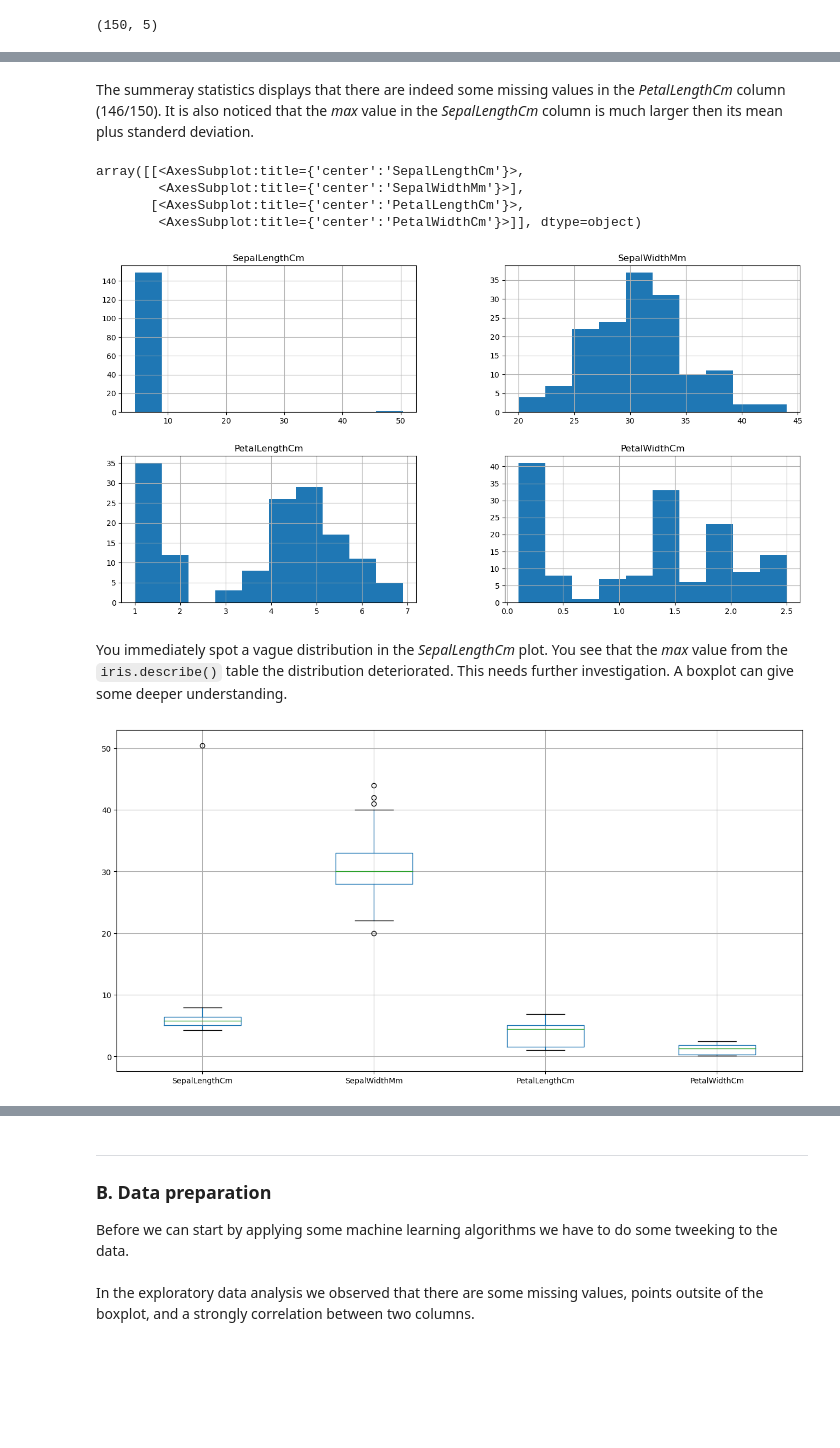
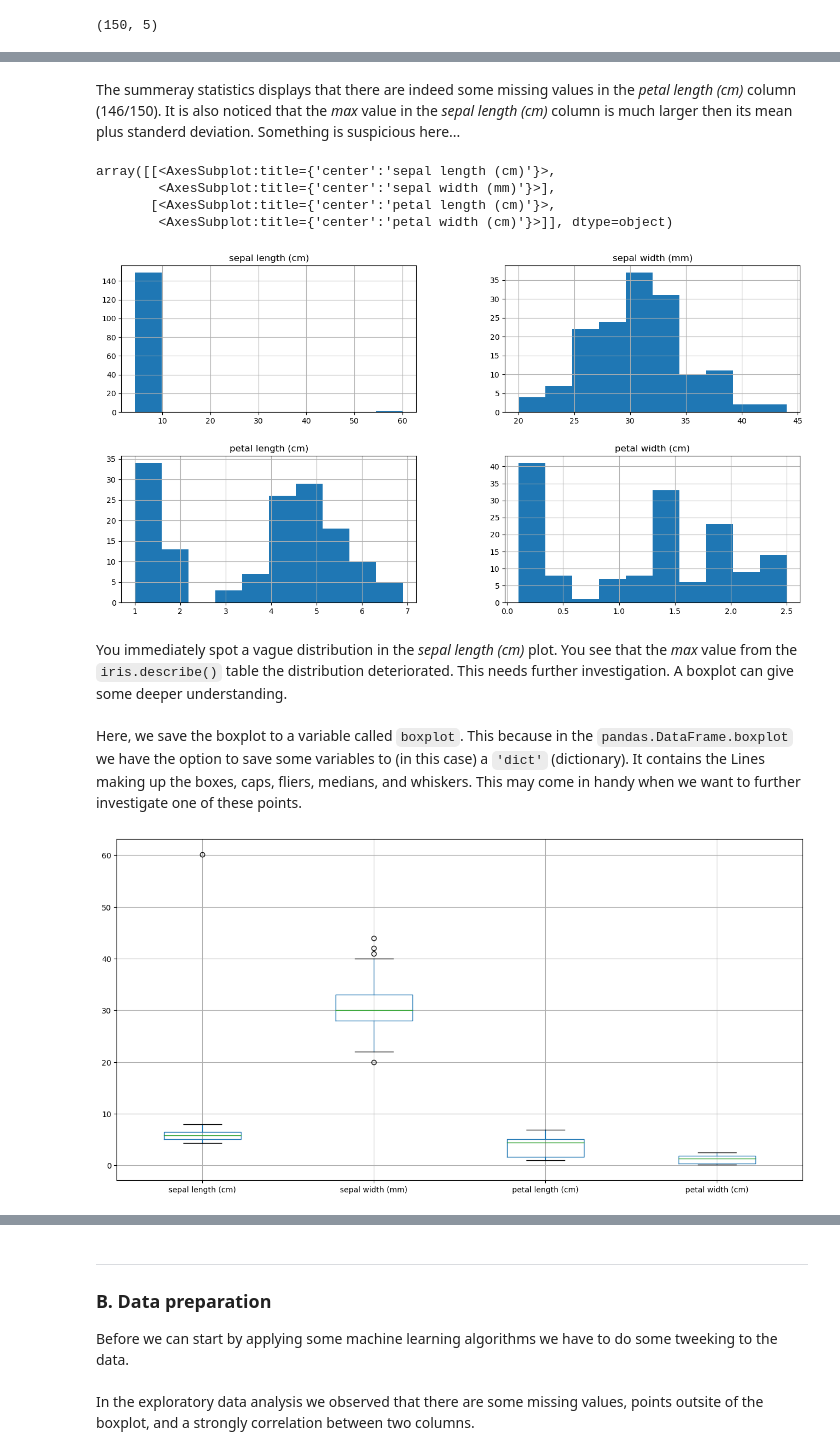
Before and after one commit to GPul88/Datacademy, a Jupyter notebook: Modules/M4_ML/src/main.ipynb, the cells around one changed output, grey strips where cells are left out. Cells and saved outputs as stored; diff of their text form; code cells hidden in the pictures; blank space fills up the shorter version.

Commit message:
libs function file and src-main file update

```diff
--- a/Modules/M4_ML/src/main.ipynb
+++ b/Modules/M4_ML/src/main.ipynb
@@ -29,3 +38,6 @@ To do this, we will proceed according to the standard Machine Learning and data
+# %%
+from Modules.M4_ML.libs.function import Function
+func = Function()
 # %% [markdown]
 <p>
 <b>Pandas</b>, the most popular Python library for data analysis and useful as a manipulation tool. <br>
@@ -125,19 +145,21 @@ iris.describe()
 # %% [markdown]
-The summeray statistics displays that there are indeed some missing values in the <i>PetalLengthCm</i> column (146/150). It is also noticed that the <i>max</i> value in the <i>SepalLengthCm</i> column is much larger then its mean plus standerd deviation.
+The summeray statistics displays that there are indeed some missing values in the <i>petal length (cm)</i> column (146/150). It is also noticed that the <i>max</i> value in the <i>sepal length (cm)</i> column is much larger then its mean plus standerd deviation. Something is suspicious here...
 # %%
 # Histograms
-iris.hist(figsize=(16,8))
+func.iris.hist(figsize=(16,8))
 # %% [output]
-array([[<AxesSubplot:title={'center':'SepalLengthCm'}>,
-        <AxesSubplot:title={'center':'SepalWidthMm'}>],
-       [<AxesSubplot:title={'center':'PetalLengthCm'}>,
-        <AxesSubplot:title={'center':'PetalWidthCm'}>]], dtype=object)
+array([[<AxesSubplot:title={'center':'sepal length (cm)'}>,
+        <AxesSubplot:title={'center':'sepal width (mm)'}>],
+       [<AxesSubplot:title={'center':'petal length (cm)'}>,
+        <AxesSubplot:title={'center':'petal width (cm)'}>]], dtype=object)
-[figure, old version]
+[figure, new version]
 # %% [markdown]
-You immediately spot a vague distribution in the <i>SepalLengthCm</i> plot. You see that the <i>max</i> value from the <code>iris.describe()</code> table the distribution deteriorated. This needs further investigation. A boxplot can give some deeper understanding.
+You immediately spot a vague distribution in the <i>sepal length (cm)</i> plot. You see that the <i>max</i> value from the <code>iris.describe()</code> table the distribution deteriorated. This needs further investigation. A boxplot can give some deeper understanding. <br>
+<br>
+Here, we save the boxplot to a variable called <code>boxplot</code>. This because in the <code>pandas.DataFrame.boxplot</code> we have the option to save some variables to (in this case) a <code>'dict'</code> (dictionary). It contains the Lines making up the boxes, caps, fliers, medians, and whiskers. This may come in handy when we want to further investigate one of these points.
 # %%
 # Boxplot
-boxplot = iris.boxplot(figsize=(16,8), return_type='dict')
+boxplot = func.iris.boxplot(figsize=(16,8), return_type='dict')
 # %% [output]
-[figure, old version]
+[figure, new version]
 # %% [markdown]
```
Also changed, not shown: parts of 20 cells of this notebook, 1 other file.
